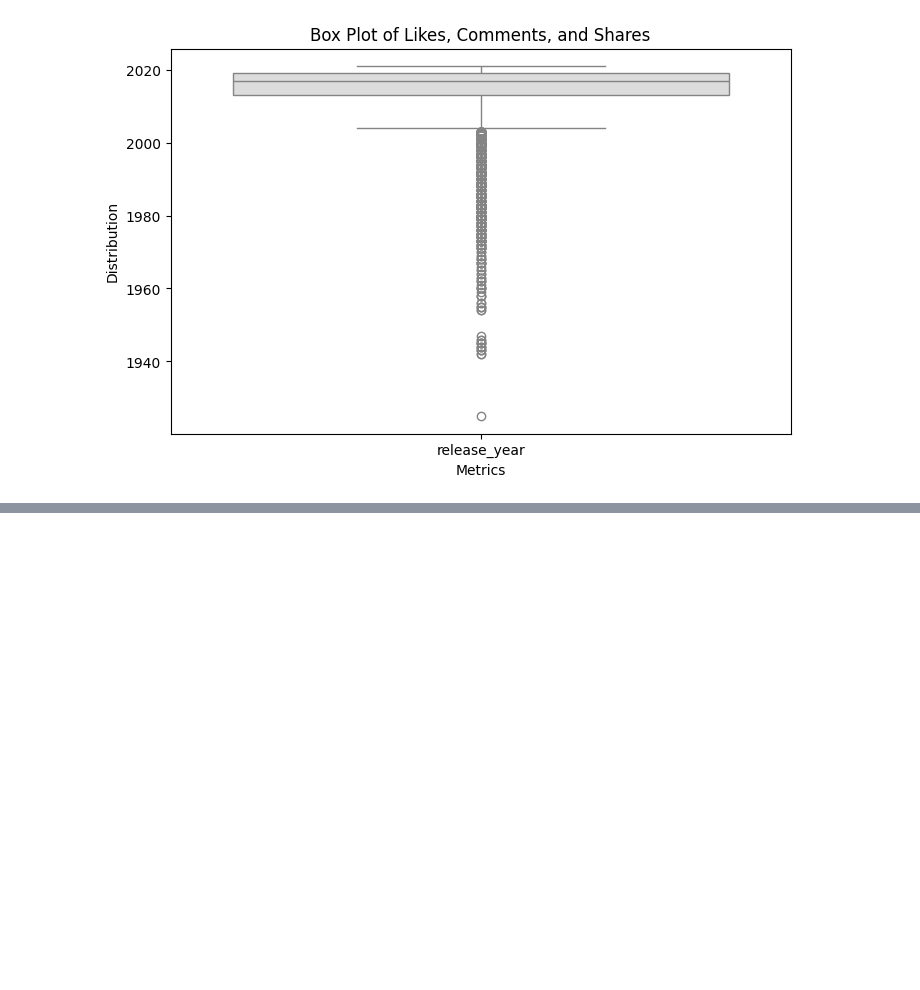
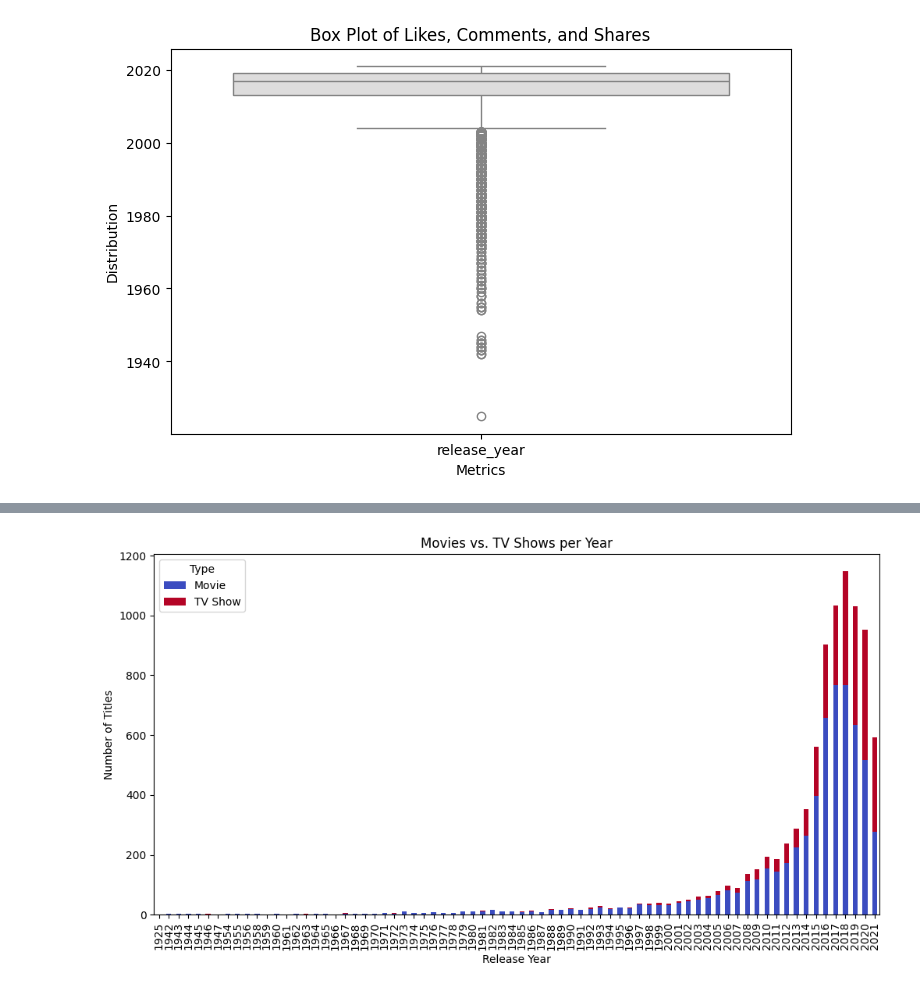
Before and after one commit to SWARUPMAGAR/ML-Lab-Assignments, a Jupyter notebook: Assignment1.ipynb, the cells around one changed output, grey strips where cells are left out. Drawn from its saved outputs; the diff is of its cells as text; code cells hidden in the pictures; blank space fills up the shorter version.

```diff
--- a/Assignment1.ipynb
+++ b/Assignment1.ipynb
@@ -249,0 +257,11 @@ plt.show()
+# %%
+data_count = data.groupby(['release_year', 'type']).size().unstack().fillna(0)
+data_count.plot(kind='bar', stacked=True, figsize=(12,6), colormap='coolwarm')
+
+plt.xlabel("Release Year")
+plt.ylabel("Number of Titles")
+plt.title("Movies vs. TV Shows per Year")
+plt.legend(title="Type")
+plt.show()
+# %% [output]
+[figure, added]
```
Also changed, not shown: parts of 1 cell of this notebook.
